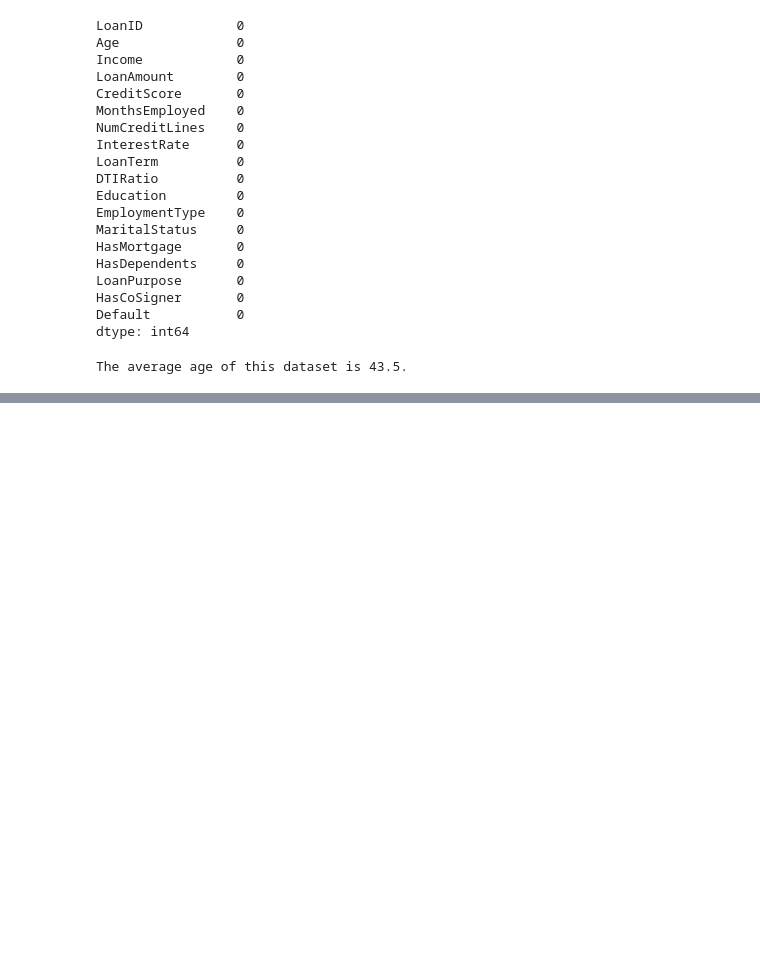
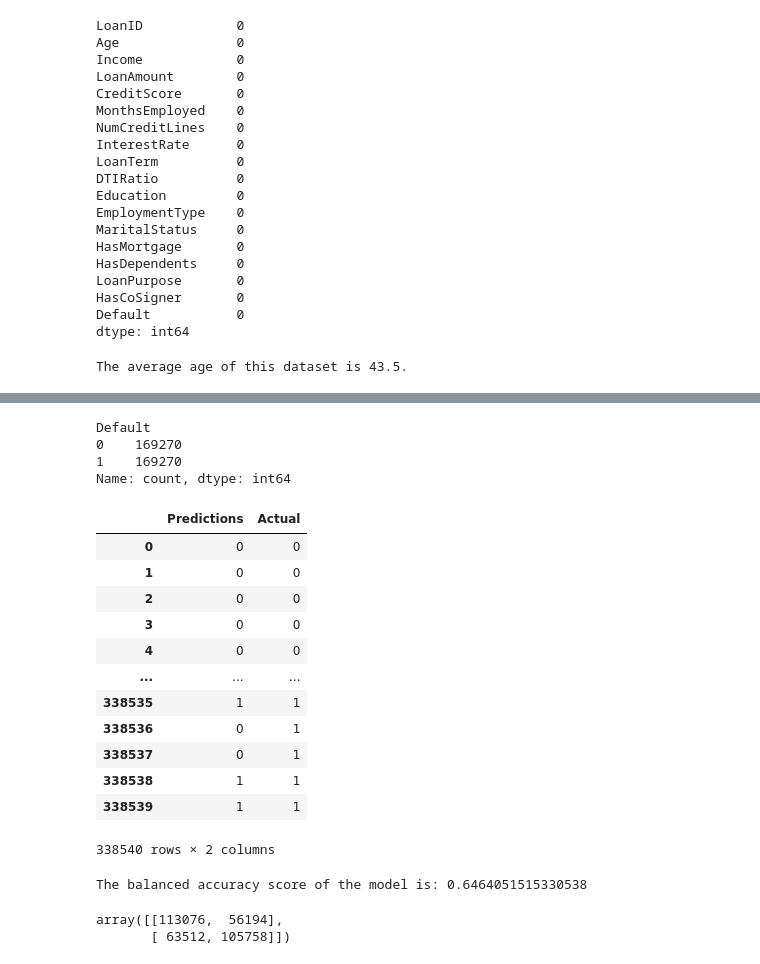
Before and after one commit to Jleavitt0/Project_4, a Jupyter notebook: Loan_prediction.ipynb, the cells around one changed output, grey strips where cells are left out. Cells and saved outputs as stored; diff of their text form; code cells hidden in the pictures; blank space fills up the shorter version.

```diff
--- a/Loan_prediction.ipynb
+++ b/Loan_prediction.ipynb
@@ -88,0 +199,55 @@ The average age of this dataset is 43.5.
+# %%
+# Import the RandomOverSampler module form imbalanced-learn
+from imblearn.over_sampling import RandomOverSampler
+
+# Instantiate the random oversampler model
+# # Assign a random_state parameter of 1 to the model
+ros_model = RandomOverSampler(random_state = 1)
+
+# Fit the original training data to the random_oversampler model
+X_oversampled, y_oversampled = ros_model.fit_resample(X_train, y_train)
+# %%
+# Count the distinct values of the resampled labels data
+y_oversampled.value_counts()
+# %% [output]
+Default
+0    169270
+1    169270
+Name: count, dtype: int64
+# %%
+# Instantiate the Logistic Regression model
+# Assign a random_state parameter of 1 to the model
+classifier_oversampled = LogisticRegression(solver='lbfgs', random_state=1)
+# classifier_oversampled
+
+# Fit the model using the resampled training data
+classifier_oversampled.fit(X_oversampled, y_oversampled)
+
+# Make a prediction using the testing data
+predictions_oversampled = classifier_oversampled.predict(X_oversampled)
+pd.DataFrame({"Predictions": predictions_oversampled, "Actual": y_oversampled})
+# %% [output]
+|  | Predictions | Actual |
+| 0 | 0 | 0 |
+| 1 | 0 | 0 |
+| 2 | 0 | 0 |
+| 3 | 0 | 0 |
+| 4 | 0 | 0 |
+| ... | ... | ... |
+| 338535 | 1 | 1 |
+| 338536 | 0 | 1 |
+| 338537 | 0 | 1 |
+| 338538 | 1 | 1 |
+| 338539 | 1 | 1 |
+338540 rows × 2 columns
+# %%
+# Print the balanced_accuracy score of the model
+print(f"The balanced accuracy score of the model is: {balanced_accuracy_score(y_oversampled, predictions_oversampled)}")
+# %% [output]
+The balanced accuracy score of the model is: 0.6464051515330538
+# %%
+# Generate a confusion matrix for the model
+confusion_matrix(y_oversampled, predictions_oversampled)
+# %% [output]
+array([[113076,  56194],
+       [ 63512, 105758]])
```
Also changed, not shown: parts of 19 cells of this notebook, 1 other file.
